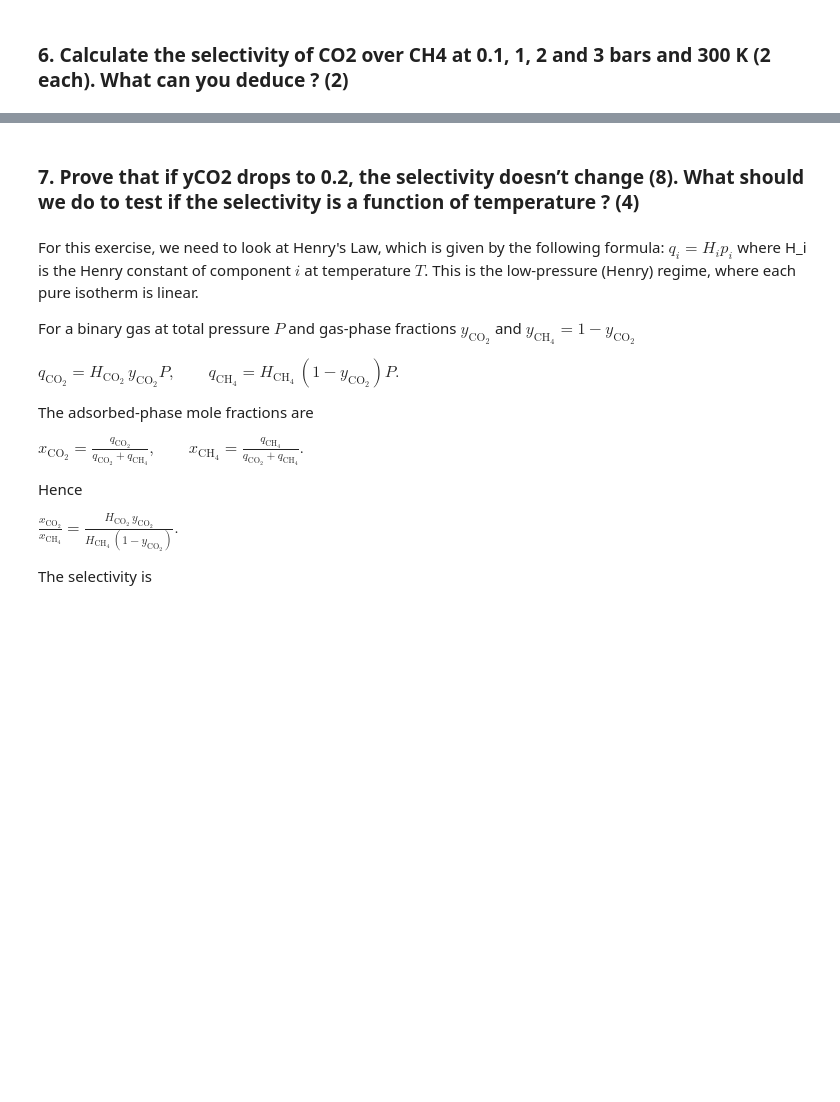
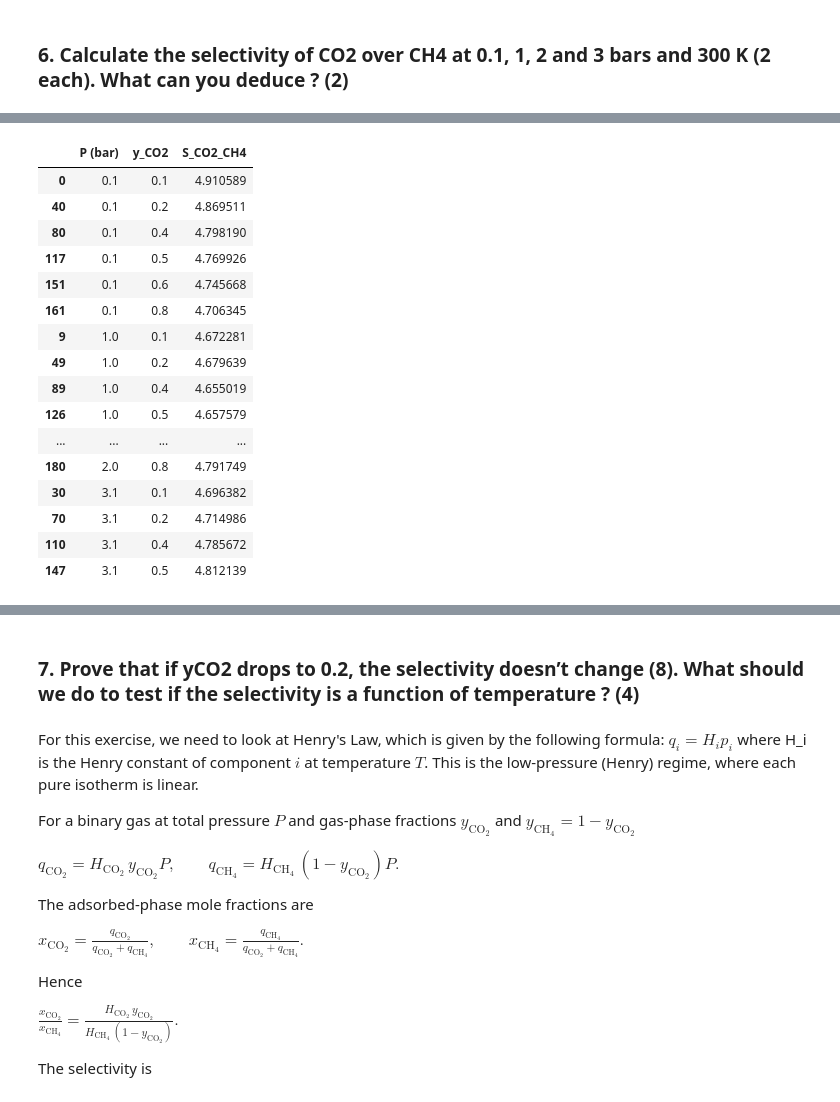
Before and after one commit to ariadnadavila/Computational-Carpentry-Project, a Jupyter notebook: GroupQ_Block2_project.ipynb, the cells around one changed output, grey strips where cells are left out. Saved outputs shown, nothing was run; the diff lists cells and outputs as text; code cells hidden in the pictures; blank space fills up the shorter version.

```diff
--- a/GroupQ_Block2_project.ipynb
+++ b/GroupQ_Block2_project.ipynb
@@ -202,0 +244,63 @@ display(out)
+# %%
+#composition set for 6 curves
+y_co2_list = [0.10, 0.20, 0.40, 0.50, 0.60, 0.80]
+
+P_MIN, P_MAX_TARGET, P_STEP = 0.1, 4.0, 0.1
+Pmax_co2 = float(df_co2[PRESSURE_COL].max())
+Pmax_ch4 = float(df_ch4[PRESSURE_COL].max())
+
+#compute largest total pressure of CO2 (y) and CH4 (1-y) without leaving pressure frame
+def allowed_Pmax_for_y(y, Pmax_co2, Pmax_ch4):
+    if y <= 0:  return Pmax_ch4
+    if y >= 1:  return Pmax_co2
+    return min(Pmax_co2 / y, Pmax_ch4 / (1 - y))
+
+#build pressure array (grid) for one composition
+def make_P_grid(Pmax_allowed, Pmin=P_MIN, Pmax_target=P_MAX_TARGET, Pstep=P_STEP):
+    Pmax = min(Pmax_target, Pmax_allowed)
+    if Pmax < Pmin: return np.array([])
+    n = int(np.floor((Pmax - Pmin) / Pstep)) + 1
+    return Pmin + np.arange(n) * Pstep
+
+#checks allowable Pmax per composition
+for y in y_co2_list:
+    print(f"y_CO2={y:.2f} -> allowed Pmax ≈ {allowed_Pmax_for_y(y, Pmax_co2, Pmax_ch4):.3f} bar")
+
+#IAST loop (stop a curve at first failure, stays within interpolation)
+results = []
+for y in y_co2_list:
+    Pgrid = make_P_grid(allowed_Pmax_for_y(y, Pmax_co2, Pmax_ch4))
+    for P in Pgrid:
+        partials = [y * P, (1 - y) * P]  #order: [co2_iso, ch4_iso]
+        try:
+            #predicts adsorbed loading of CO2 and CH4 with IAST
+            q_co2, q_ch4 = pyiast.iast(
+                partials,
+                [co2_iso, ch4_iso],
+                adsorbed_mole_fraction_guess=[y, 1 - y]
+            )
+        except Exception:
+            #once it fails at a higher P, lower points are already collected; break this y
+            break
+        results.append({
+            "P (bar)": P,
+            "y_CO2": y,
+            "q_CO2 (mmol/g)": q_co2,
+            "q_CH4 (mmol/g)": q_ch4
+        })
+
+df_mix = pd.DataFrame(results)
+
+df_sel = df_mix.copy()
+df_sel["q_tot"]  = df_sel["q_CO2 (mmol/g)"] + df_sel["q_CH4 (mmol/g)"]
+df_sel["x_CO2"]  = df_sel["q_CO2 (mmol/g)"] / df_sel["q_tot"]
+df_sel["x_CH4"]  = df_sel["q_CH4 (mmol/g)"] / df_sel["q_tot"]
+df_sel["y_CH4"]  = 1.0 - df_sel["y_CO2"]
+df_sel["S_CO2_CH4"] = (df_sel["x_CO2"]/df_sel["x_CH4"]) / (df_sel["y_CO2"]/df_sel["y_CH4"])
+
+pressures = [0.1, 1.0, 2.0, 3.1]
+#selectivity for all compositions at the requested pressures
+selectivity_table = (df_sel[df_sel["P (bar)"].isin(pressures)]
+       .sort_values(["P (bar)", "y_CO2"])[["P (bar)","y_CO2","S_CO2_CH4"]])
+display(selectivity_table)
+# %% [output]
@@ -202,0 +313,17 @@ display(out)
+|  | P (bar) | y_CO2 | S_CO2_CH4 |
+| 0 | 0.1 | 0.1 | 4.910589 |
+| 40 | 0.1 | 0.2 | 4.869511 |
+| 80 | 0.1 | 0.4 | 4.798190 |
+| 117 | 0.1 | 0.5 | 4.769926 |
+| 151 | 0.1 | 0.6 | 4.745668 |
+| 161 | 0.1 | 0.8 | 4.706345 |
+| 9 | 1.0 | 0.1 | 4.672281 |
+| 49 | 1.0 | 0.2 | 4.679639 |
+| 89 | 1.0 | 0.4 | 4.655019 |
+| 126 | 1.0 | 0.5 | 4.657579 |
+| ... | ... | ... | ... |
+| 180 | 2.0 | 0.8 | 4.791749 |
+| 30 | 3.1 | 0.1 | 4.696382 |
+| 70 | 3.1 | 0.2 | 4.714986 |
+| 110 | 3.1 | 0.4 | 4.785672 |
+| 147 | 3.1 | 0.5 | 4.812139 |
```
Also changed, not shown: parts of 17 cells of this notebook.
